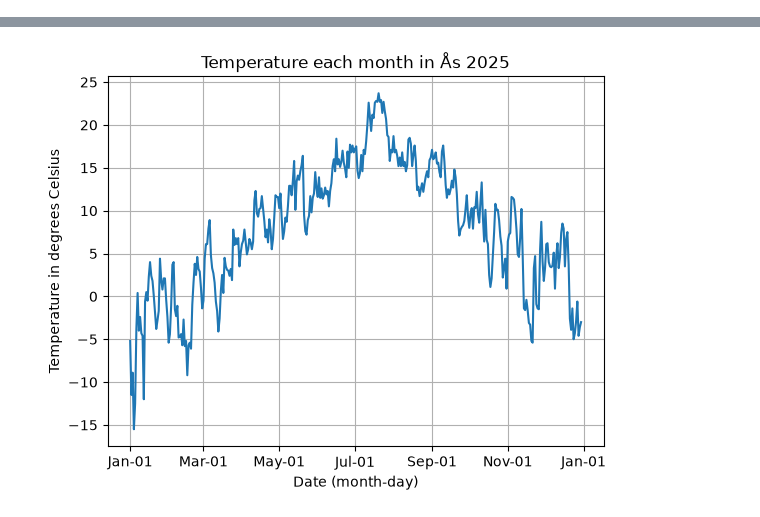
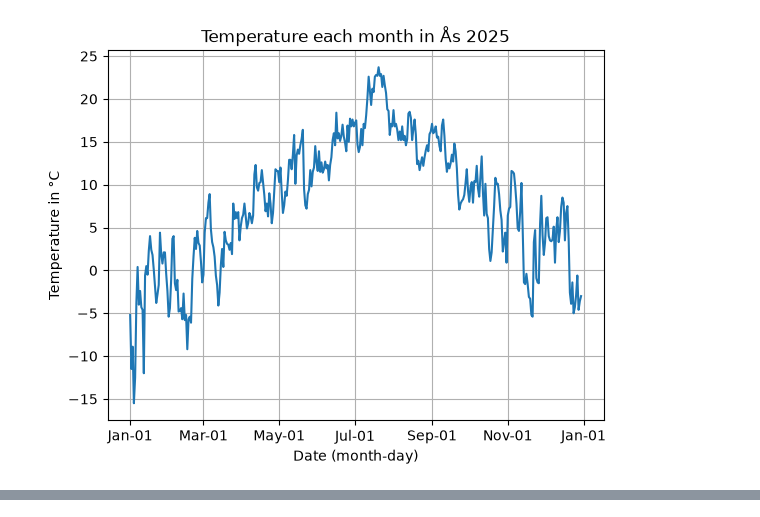
Before and after one commit to cynthia2701/Deliverable_1, a Jupyter notebook: main.ipynb, the cells around one changed output, grey strips where cells are left out. Saved outputs shown, nothing was run; the diff lists cells and outputs as text; code cells hidden in the pictures.

```diff
--- a/main.ipynb
+++ b/main.ipynb
@@ -17,31 +17,45 @@ parameters = {
 'elements': 'mean(air_temperature P1D)',
 'referencetime': '2025-01-01/2025-12-31',
 }
 
 # Get data from frost.met.no
 response = requests.get(endpoint, parameters, auth=(client_id, ''))
 assert response.status_code == 200
 
 # convert response to JSON-format
 data = response.json()
 
 temperature_data = []
 for day in data['data']:
     dato = pd.Timestamp(day['referenceTime'])
     temp = day['observations'][0]['value']
     temperature_data.append((dato, temp))
 
 dataframe = pd.DataFrame(temperature_data, columns=['Date', 'Temperature'])
 dataframe.set_index('Date', inplace=True)
 
 # show month and day on x-axis, date is given as the first of each month.
 plt.gca().xaxis.set_major_formatter(plt.matplotlib.dates.DateFormatter('%b-%d'))
 
 # plotting data.
 plt.plot(dataframe.index, dataframe['Temperature'])
 plt.title('Temperature each month in Ås 2025')
 plt.xlabel('Date (month-day)')
-plt.ylabel('Temperature in degrees Celsius')
+plt.ylabel('Temperature in °C')
 plt.grid(True)
 plt.show()
+
+# Summary table containing mean, median, min and max temperatures.
+mean = dataframe['Temperature'].mean()
+median = dataframe['Temperature'].median()
+minimum_temp = dataframe['Temperature'].min()
+maximum_temp = dataframe['Temperature'].max()
+
+print("------SUMMARY TABLE 2025------")
+print(f"Mean temperature: {mean:9.2f} °C")
+print(f"Median temperature: {median:7.2f} °C")
+print(f"Minimum temperature: {minimum_temp:.2f} °C")
+print(f"Maximum temperature: {maximum_temp:6.2f} °C")
+print("------------------------------")
 # %% [output]
+[figure, new version]
@@ -63 +67,0 @@ Date
-[figure, old version]
```
Also changed, not shown: parts of 1 cell of this notebook.
